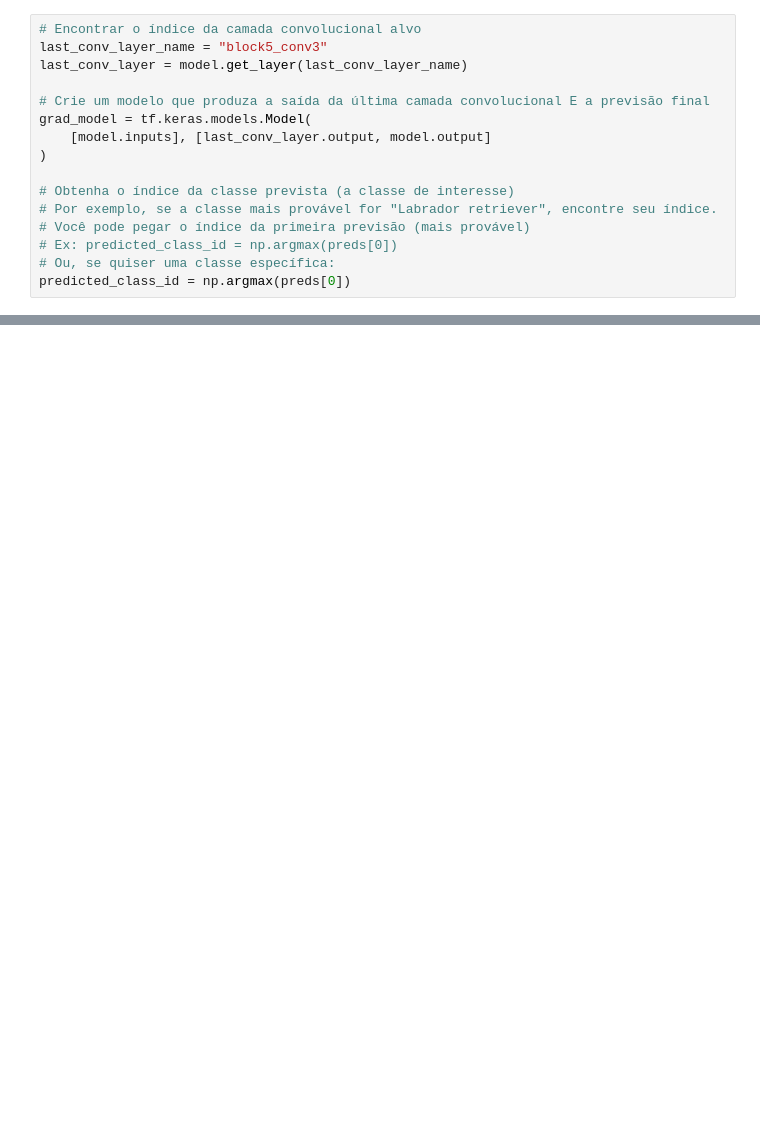
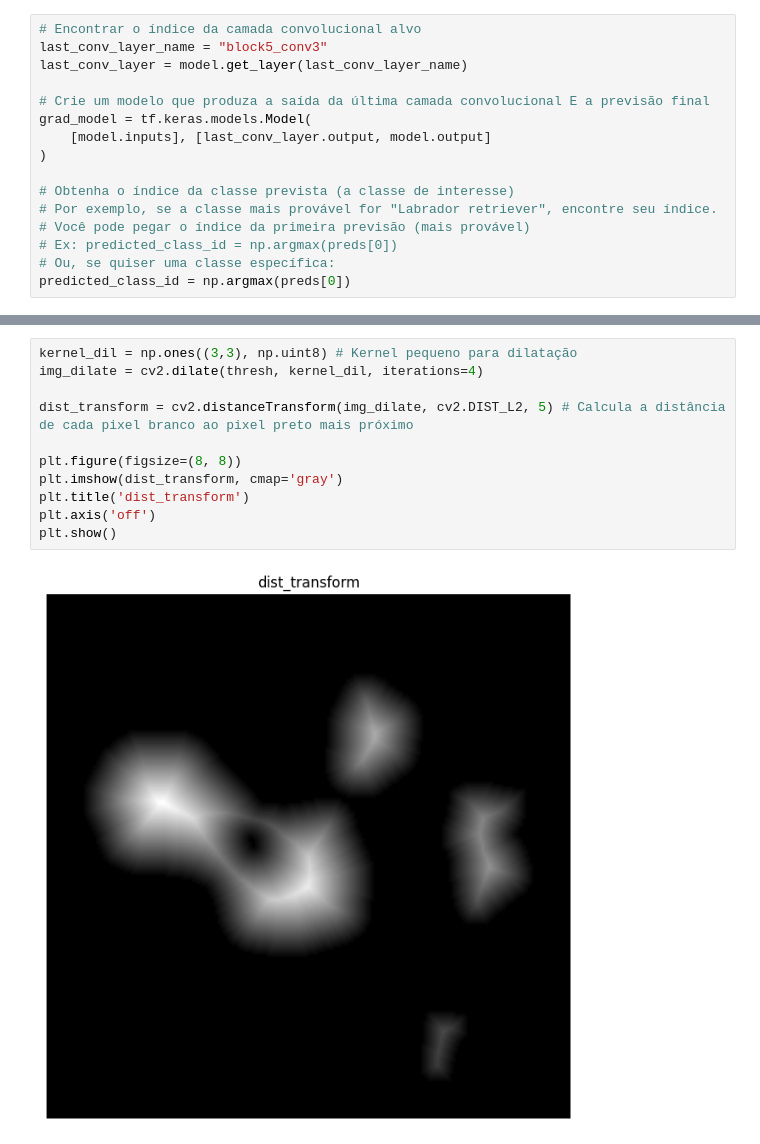
Before and after one commit to okleros/HealthGatheringIC, a Jupyter notebook: GradCAM.ipynb, the cells around one changed output, grey strips where cells are left out. Drawn from its saved outputs; the diff is of its cells as text; blank space fills up the shorter version.

```diff
--- a/GradCAM.ipynb
+++ b/GradCAM.ipynb
@@ -150,0 +194,13 @@ plt.show()
+# %%
+kernel_dil = np.ones((3,3), np.uint8) # Kernel pequeno para dilatação
+img_dilate = cv2.dilate(thresh, kernel_dil, iterations=4)
+
+dist_transform = cv2.distanceTransform(img_dilate, cv2.DIST_L2, 5) # Calcula a distância de cada pixel branco ao pixel preto mais próximo
+
+plt.figure(figsize=(8, 8))
+plt.imshow(dist_transform, cmap='gray')
+plt.title('dist_transform')
+plt.axis('off')
+plt.show()
+# %% [output]
+[figure, added]
```
Also changed, not shown: parts of 16 cells of this notebook, 14 other files.
